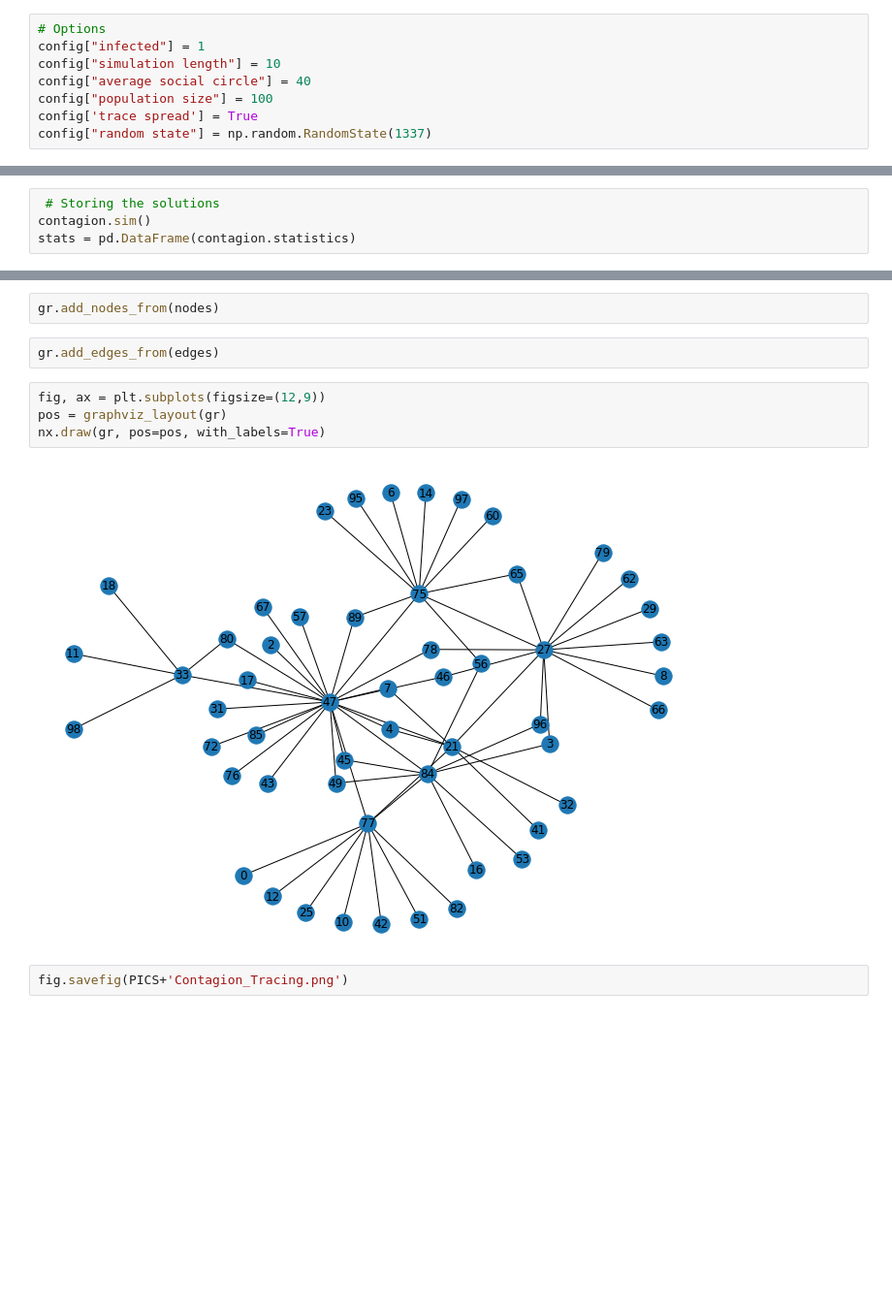
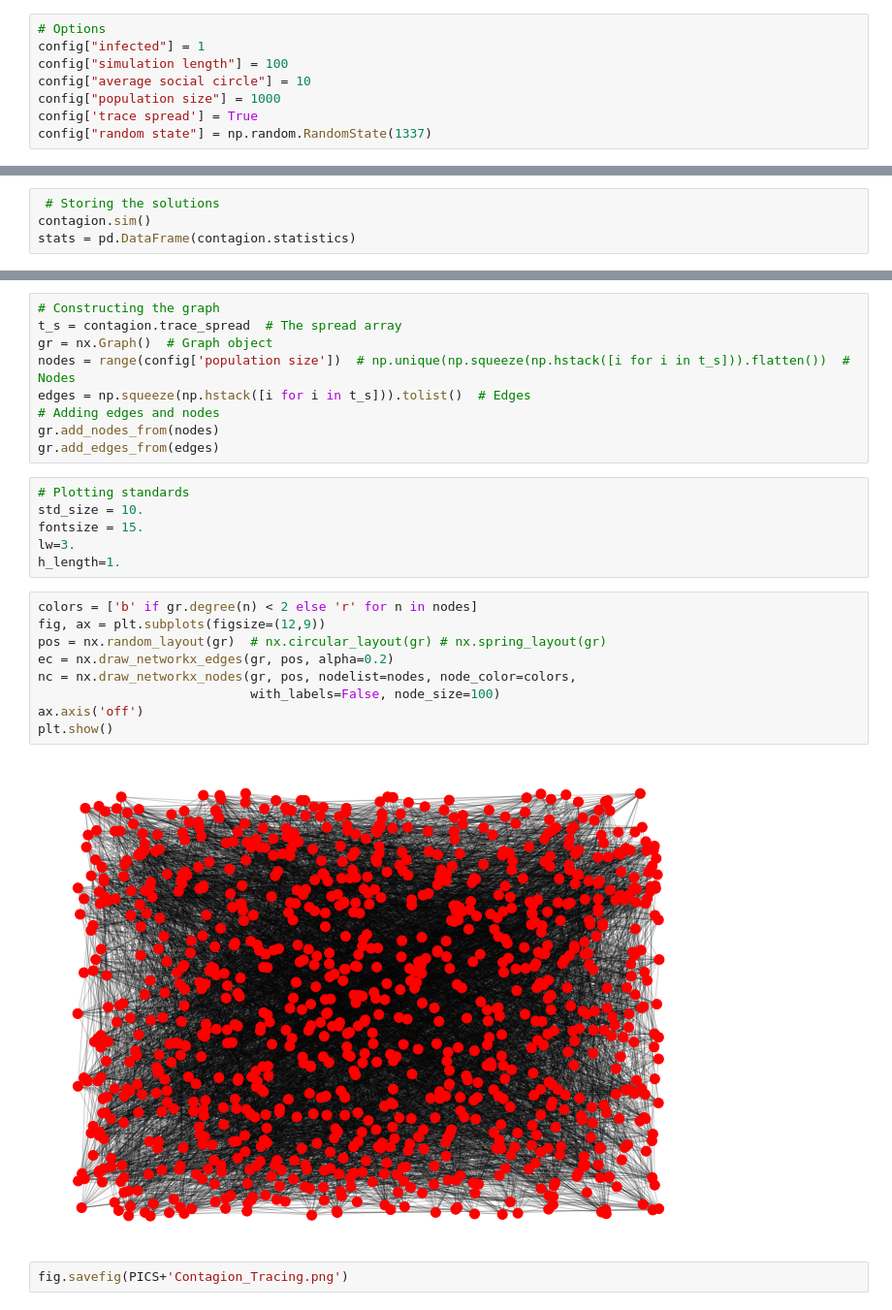
Before and after one commit to chrhck/contagion, a Jupyter notebook: examples/con_tracing.ipynb, the cells around one changed output, grey strips where cells are left out. Shown: that part at 97% size. Saved outputs shown, nothing was run; the diff lists cells and outputs as text; blank space fills up the shorter version.

```diff
--- a/examples/con_tracing.ipynb
+++ b/examples/con_tracing.ipynb
@@ -28,9 +27,9 @@ from contagion import Contagion, config
 # %%
 # Options
 config["infected"] = 1
-config["simulation length"] = 10
-config["average social circle"] = 40
-config["population size"] = 100
+config["simulation length"] = 100
+config["average social circle"] = 10
+config["population size"] = 1000
 config['trace spread'] = True
 config["random state"] = np.random.RandomState(1337)
 # %%
@@ -69,12 +58,28 @@ edges_col = [np.squeeze(i).tolist() for i in t_s]
-# %%
-gr.add_nodes_from(nodes)
-# %%
-gr.add_edges_from(edges)
-# %%
-fig, ax = plt.subplots(figsize=(12,9))
-pos = graphviz_layout(gr)
-nx.draw(gr, pos=pos, with_labels=True)
-# %% [output]
-[figure, removed]
+# %%
+# Constructing the graph
+t_s = contagion.trace_spread  # The spread array
+gr = nx.Graph()  # Graph object
+nodes = range(config['population size'])  # np.unique(np.squeeze(np.hstack([i for i in t_s])).flatten())  # Nodes
+edges = np.squeeze(np.hstack([i for i in t_s])).tolist()  # Edges
+# Adding edges and nodes
+gr.add_nodes_from(nodes)
+gr.add_edges_from(edges)
+# %%
+# Plotting standards
+std_size = 10.
+fontsize = 15.
+lw=3.
+h_length=1.
+# %%
+colors = ['b' if gr.degree(n) < 2 else 'r' for n in nodes]
+fig, ax = plt.subplots(figsize=(12,9))
+pos = nx.random_layout(gr)  # nx.circular_layout(gr) # nx.spring_layout(gr)
+ec = nx.draw_networkx_edges(gr, pos, alpha=0.2)
+nc = nx.draw_networkx_nodes(gr, pos, nodelist=nodes, node_color=colors,
+                            with_labels=False, node_size=100)
+ax.axis('off')
+plt.show()
+# %% [output]
+[figure, added]
 # %%
 fig.savefig(PICS+'Contagion_Tracing.png')
```
Also changed, not shown: parts of 10 cells of this notebook, 4 other files.
